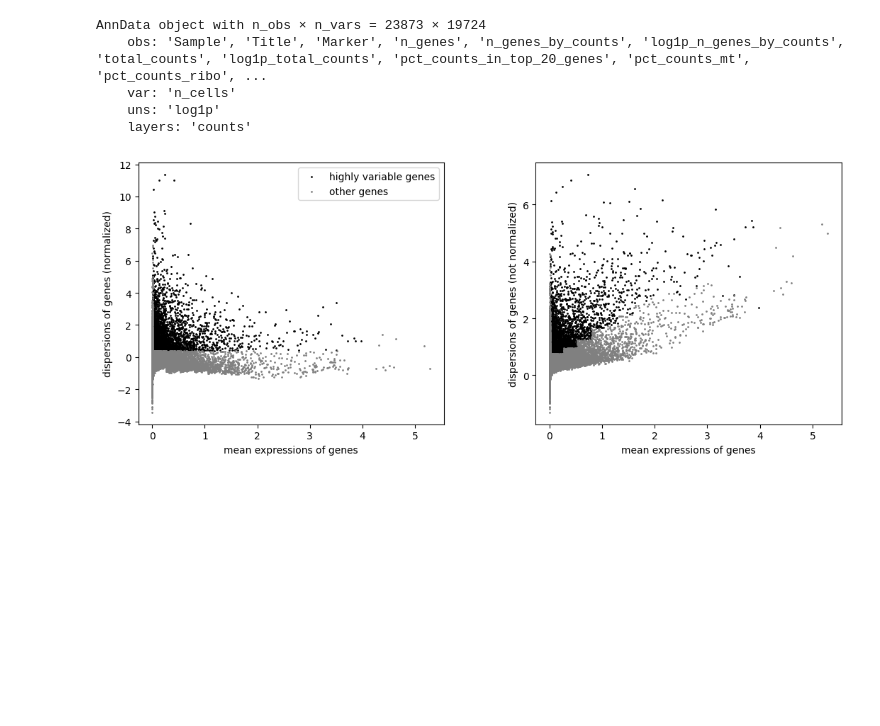
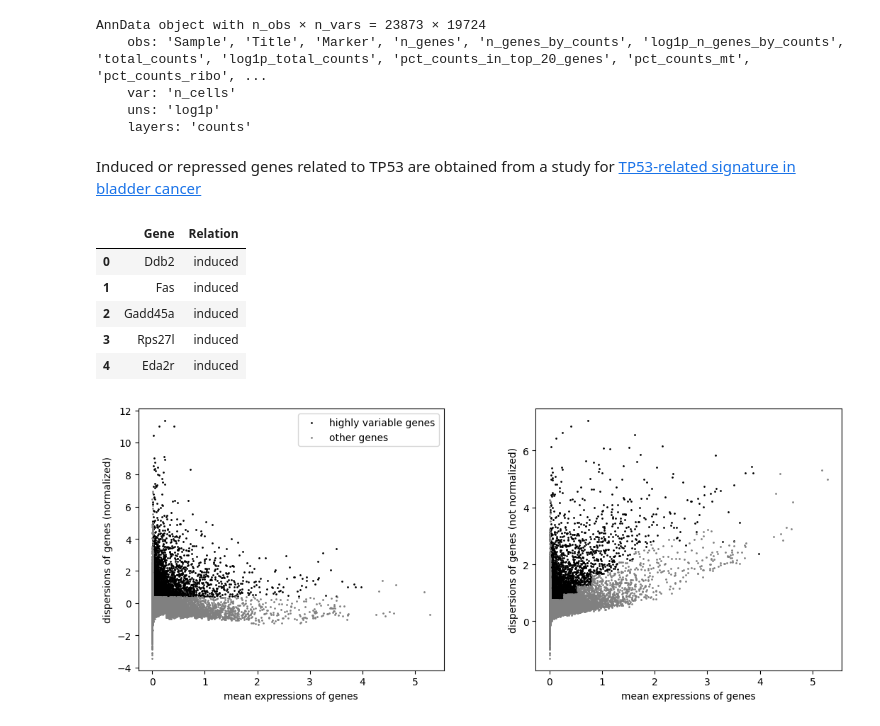
Before and after one commit to FlynnZ221/TFExprPredict, a Jupyter notebook: notebooks/regression.ipynb, the cells around one changed output. Saved outputs shown, nothing was run; the diff lists cells and outputs as text; code cells hidden in the pictures; blank space fills up the shorter version.

```diff
--- a/notebooks/regression.ipynb
+++ b/notebooks/regression.ipynb
@@ -29,6 +30,23 @@ AnnData object with n_obs × n_vars = 23873 × 19724
     var: 'n_cells'
     uns: 'log1p'
     layers: 'counts'
+# %% [markdown]
+Induced or repressed genes related to TP53 are obtained from a study for [TP53-related signature in bladder cancer](https://www.ncbi.nlm.nih.gov/pmc/articles/PMC9780475/)
+# %%
+# load all genes related to TP53, first row is induced, second is repressed
+tp53_genes = pd.read_csv(data_path + 'TP53/genes_related.txt', sep='\t')
+# Uppercase only the first letter
+tp53_genes['Gene'] = tp53_genes['Gene'].str.capitalize()
+
+
+tp53_genes.head()
+# %% [output]
+|  | Gene | Relation |
+| 0 | Ddb2 | induced |
+| 1 | Fas | induced |
+| 2 | Gadd45a | induced |
+| 3 | Rps27l | induced |
+| 4 | Eda2r | induced |
 # %%
 # get the highly variable genes
 sc.pp.highly_variable_genes(all_adata, min_mean=0.01, max_mean=4, min_disp=0.4)
```
Also changed, not shown: parts of 28 cells of this notebook, 9 other files.
